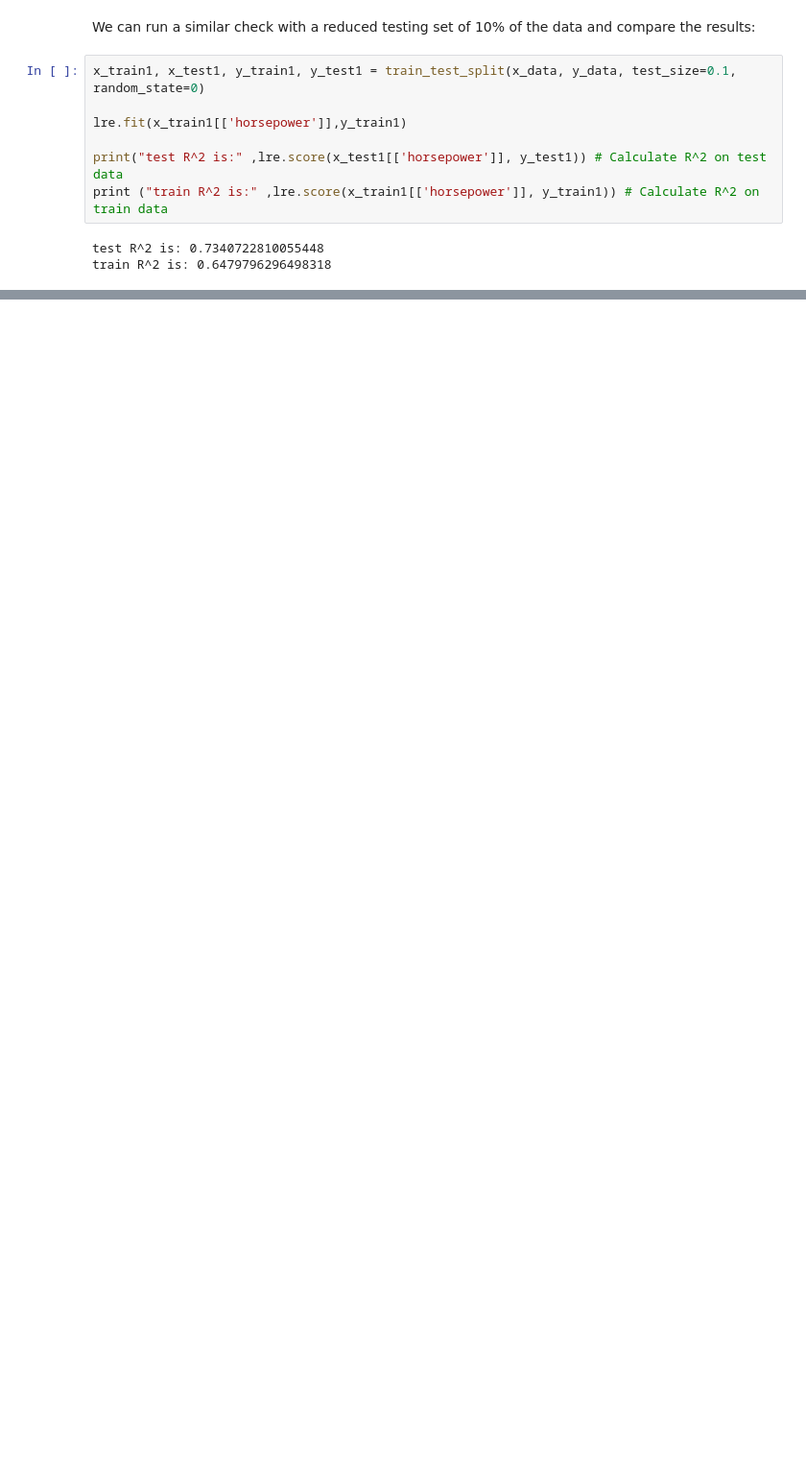
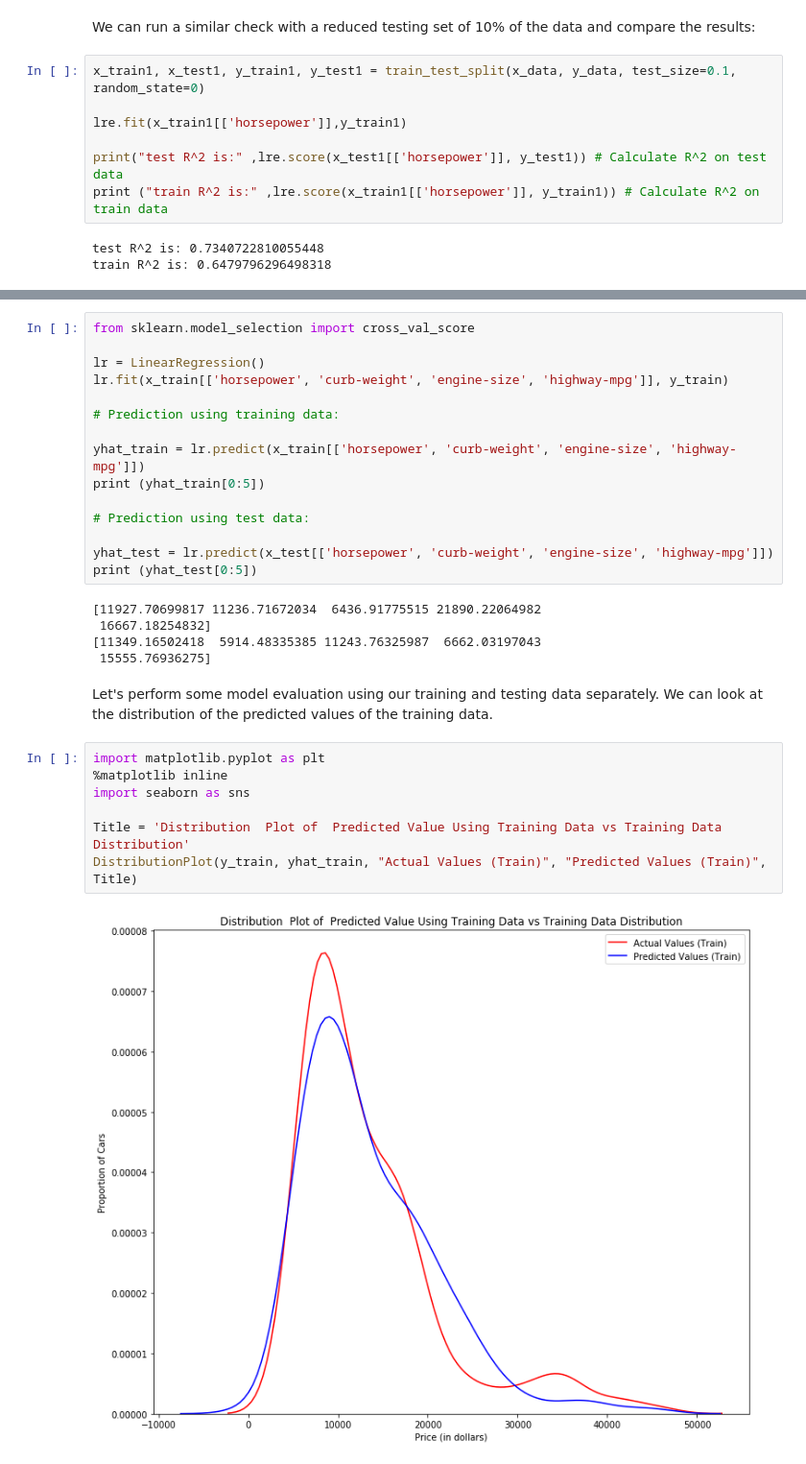
Before and after one commit to GuillaumeRouja/2019-Learning-Python-Data-Wrangling, a Jupyter notebook: model refinement.ipynb, the cells around one changed output, grey strips where cells are left out. Shown: that part at 96% size. Saved outputs shown, nothing was run; the diff lists cells and outputs as text; blank space fills up the shorter version.

```diff
--- a/model refinement.ipynb
+++ b/model refinement.ipynb
@@ -121,0 +128,31 @@ train R^2 is: 0.6479796296498318
+# %%
+from sklearn.model_selection import cross_val_score
+
+lr = LinearRegression()
+lr.fit(x_train[['horsepower', 'curb-weight', 'engine-size', 'highway-mpg']], y_train)
+
+# Prediction using training data:
+
+yhat_train = lr.predict(x_train[['horsepower', 'curb-weight', 'engine-size', 'highway-mpg']])
+print (yhat_train[0:5])
+
+# Prediction using test data:
+
+yhat_test = lr.predict(x_test[['horsepower', 'curb-weight', 'engine-size', 'highway-mpg']])
+print (yhat_test[0:5])
+# %% [output]
+[11927.70699817 11236.71672034  6436.91775515 21890.22064982
+ 16667.18254832]
+[11349.16502418  5914.48335385 11243.76325987  6662.03197043
+ 15555.76936275]
+# %% [markdown]
+Let's perform some model evaluation using our training and testing data separately. We can look at the distribution of the predicted values of the training data.
+# %%
+import matplotlib.pyplot as plt
+%matplotlib inline
+import seaborn as sns
+
+Title = 'Distribution  Plot of  Predicted Value Using Training Data vs Training Data Distribution'
+DistributionPlot(y_train, yhat_train, "Actual Values (Train)", "Predicted Values (Train)", Title)
+# %% [output]
+[figure, added]
```
Also changed, not shown: parts of 5 cells of this notebook.
